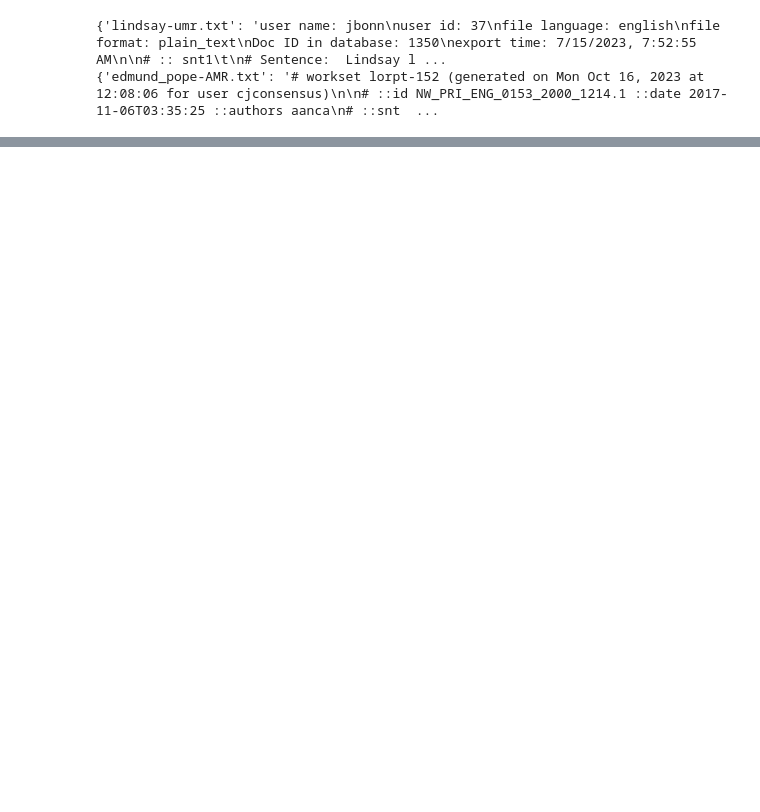
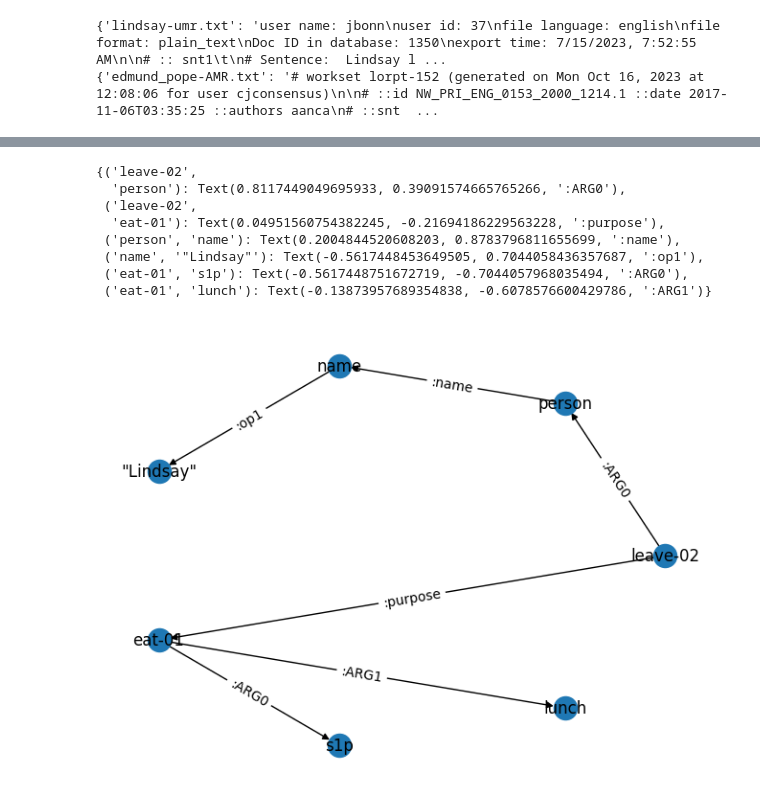
Before and after one commit to clairepost/AMRtoUMR, a Jupyter notebook: Metrics.ipynb, the cells around one changed output, grey strips where cells are left out. Drawn from its saved outputs; the diff is of its cells as text; code cells hidden in the pictures; blank space fills up the shorter version.

Commit message:
Fixed files and added in str to graph

```diff
--- a/Metrics.ipynb
+++ b/Metrics.ipynb
@@ -140,0 +148,5 @@ AMR:  :destination 1 ; UMR:  [':goal 2', ':recipient 0']
+# %%
+umr_graphs = {}
+for f in umr_files:
+    umr_graphs[f] = re.findall(r'(?<=sentence level graph:\n)\([^#]*(?=\n\n#)', umr_files[f])
+    print(f,len(umr_graphs[f]))
@@ -140,0 +159,5 @@ AMR:  :destination 1 ; UMR:  [':goal 2', ':recipient 0']
+# %%
+amr_graphs = {}
+for f in amr_files:
+    amr_graphs[f] = re.findall(r'(?<=[\n])\([^#]*(?=\n|)', amr_files[f])
+    print(f,len(amr_graphs[f]))
@@ -140,0 +268,14 @@ AMR:  :destination 1 ; UMR:  [':goal 2', ':recipient 0']
+# %%
+pos = nx.circular_layout(G)
+nx.draw(G,pos, with_labels = True)
+nx.draw_networkx_edge_labels(G,pos,edge_labels=nx.get_edge_attributes(G,'label'))
+# %% [output]
+{('leave-02',
+  'person'): Text(0.8117449049695933, 0.39091574665765266, ':ARG0'),
+ ('leave-02',
+  'eat-01'): Text(0.04951560754382245, -0.21694186229563228, ':purpose'),
+ ('person', 'name'): Text(0.2004844520608203, 0.8783796811655699, ':name'),
+ ('name', '"Lindsay"'): Text(-0.5617448453649505, 0.7044058436357687, ':op1'),
+ ('eat-01', 's1p'): Text(-0.5617448751672719, -0.7044057968035494, ':ARG0'),
+ ('eat-01', 'lunch'): Text(-0.13873957689354838, -0.6078576600429786, ':ARG1')}
+[figure, added]
```
Also changed, not shown: parts of 13 cells of this notebook, 3 other files.
